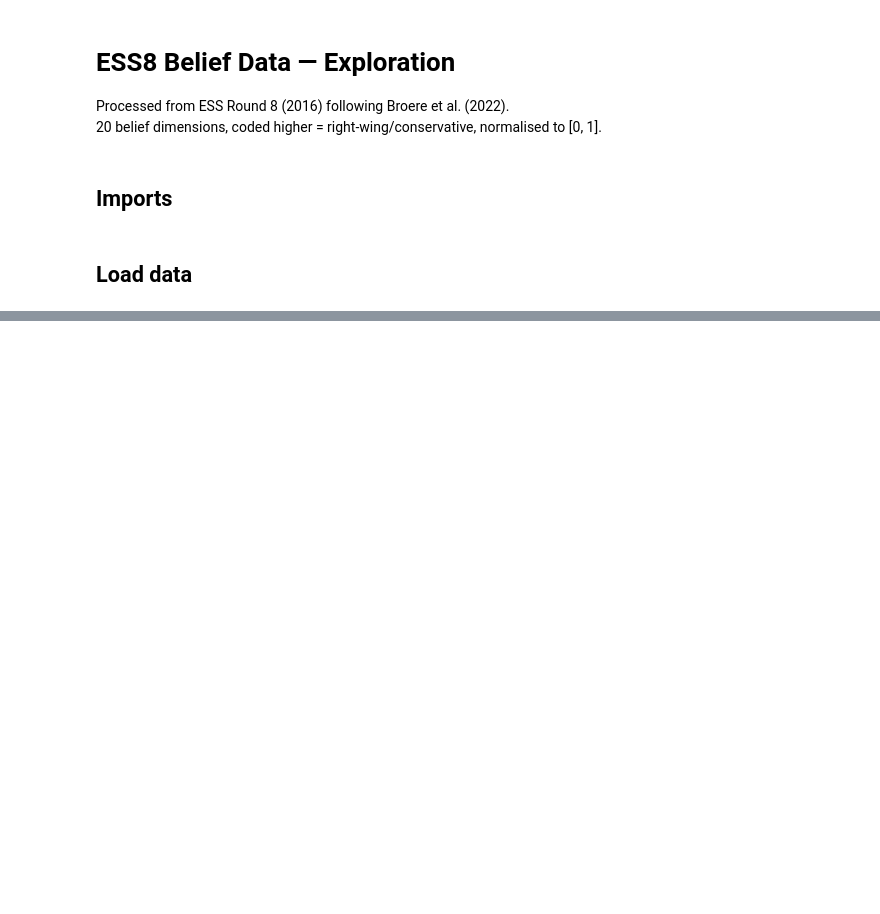
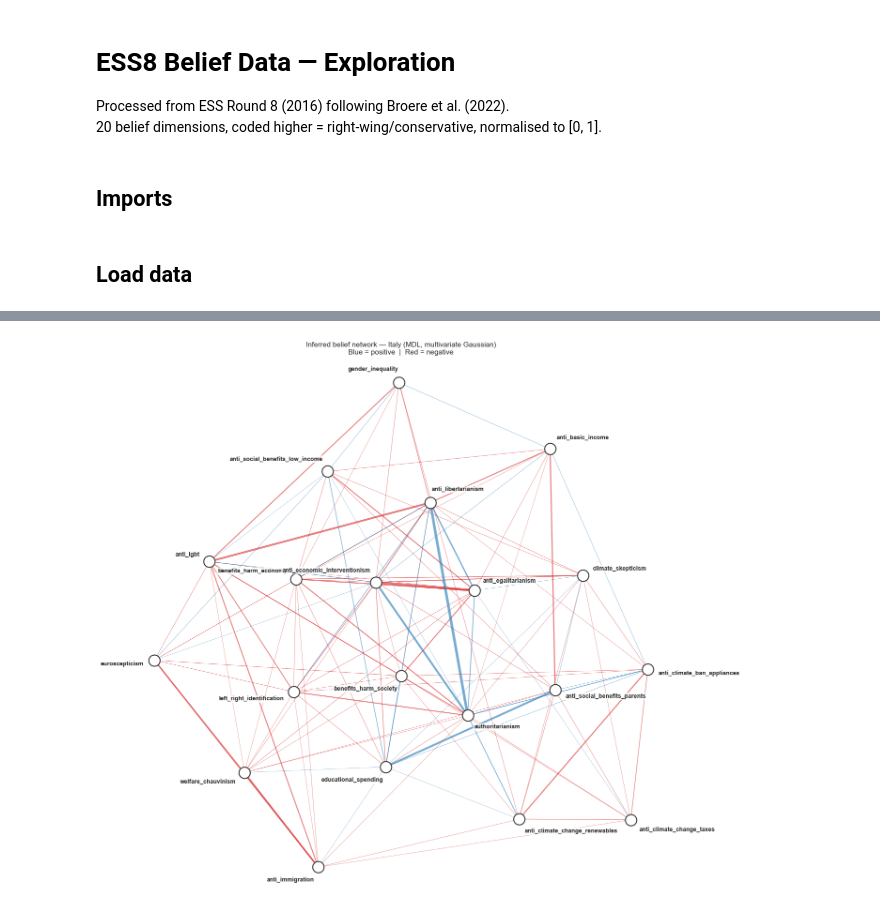
Before and after one commit to IrinaMonaEpure/C72H-SimPol, a Jupyter notebook: inference/notebooks/data-exploration.ipynb, the cells around one changed output, grey strips where cells are left out. Cells and saved outputs as stored; diff of their text form; code cells hidden in the pictures; blank space fills up the shorter version.

```diff
--- a/inference/notebooks/data-exploration.ipynb
+++ b/inference/notebooks/data-exploration.ipynb
@@ -69,0 +97,7 @@ dtype: float64
+# %%
+bn.plot_network(title="Inferred belief network — Italy (MDL, multivariate Gaussian)\n"
+                "Blue = positive  |  Red = negative")
+plt.tight_layout()
+plt.show()
+# %% [output]
+[figure, added]
```
Also changed, not shown: parts of 7 cells of this notebook, 4 other files.
